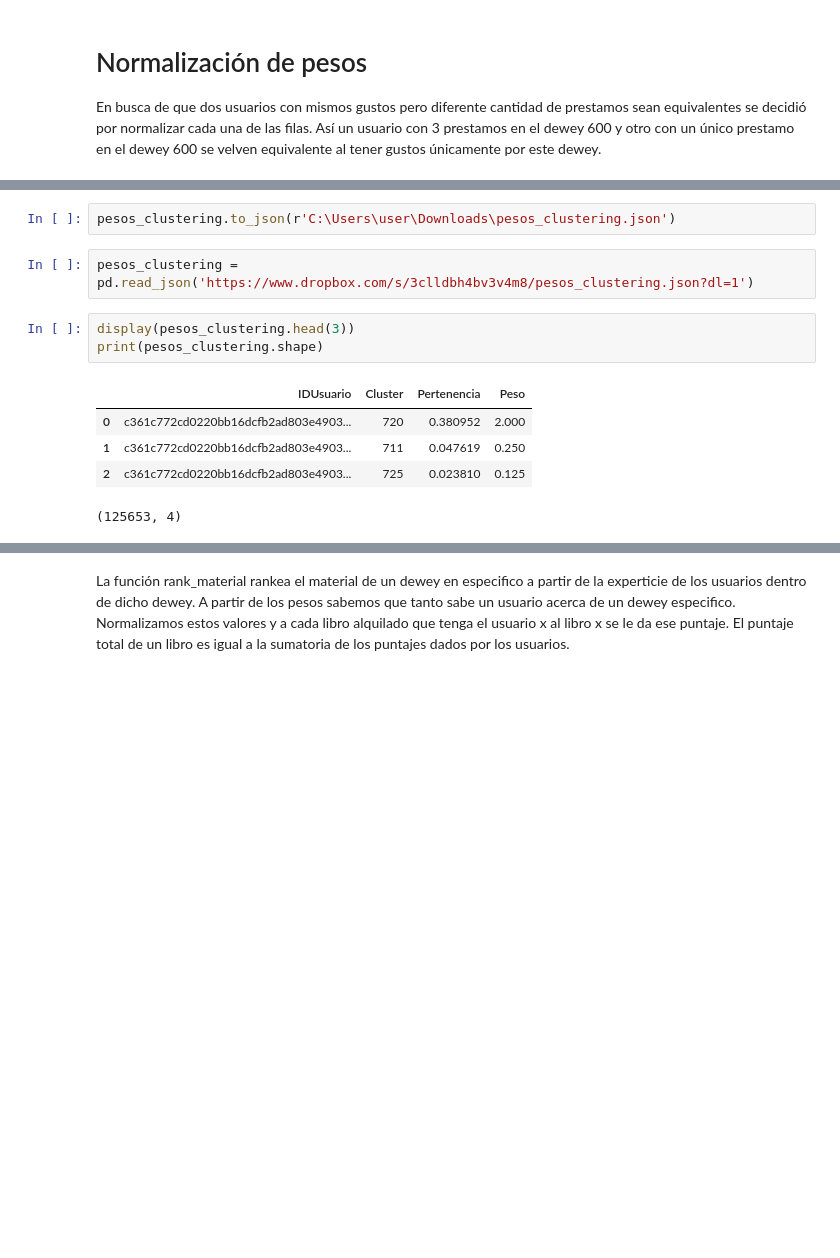
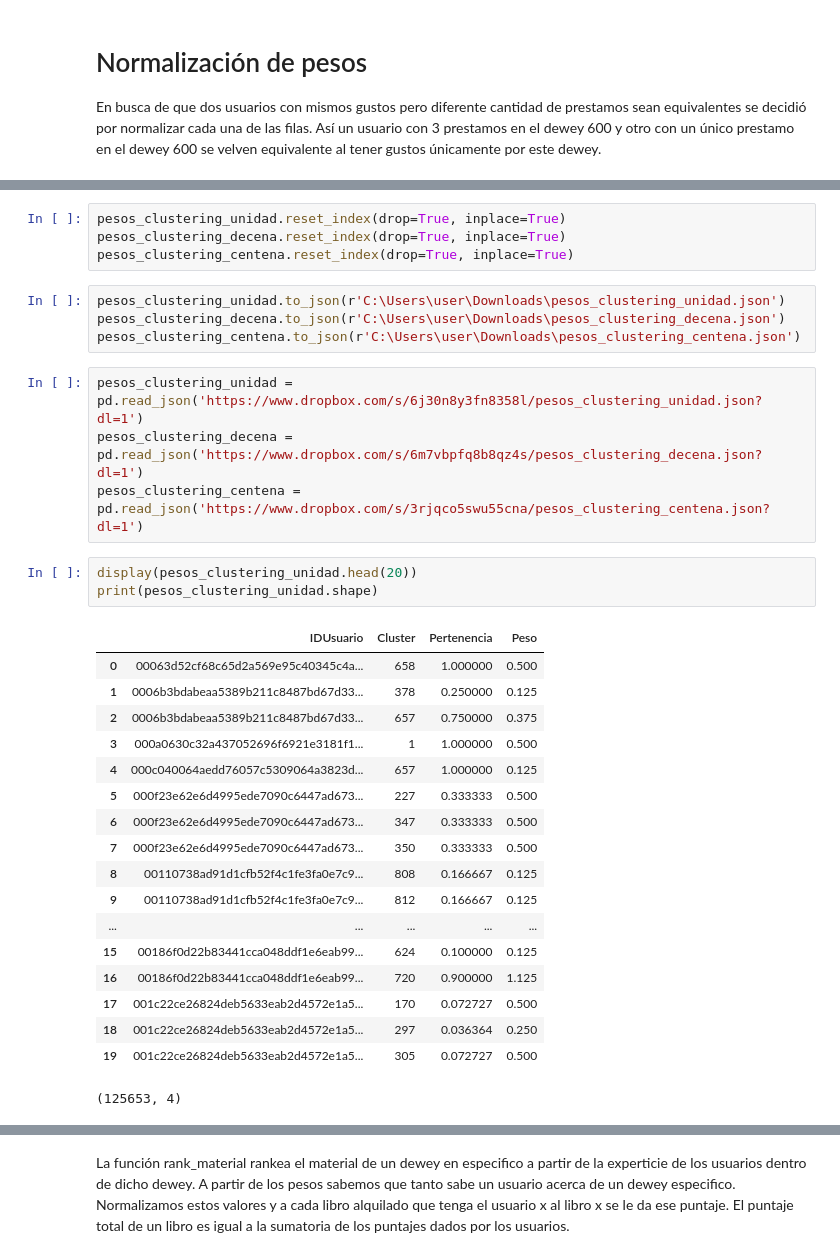
Before and after one commit to Johan-Ortegon-1/uaque, a Jupyter notebook: V2_Clustering_+_Recomendations/ClusteringYRecomendacionesDifusas.ipynb, the cells around one changed output, grey strips where cells are left out. Saved outputs shown, nothing was run; the diff lists cells and outputs as text; blank space fills up the shorter version.

```diff
--- a/V2_Clustering_+_Recomendations/ClusteringYRecomendacionesDifusas.ipynb
+++ b/V2_Clustering_+_Recomendations/ClusteringYRecomendacionesDifusas.ipynb
@@ -239,13 +460,34 @@ display(pesos_clustering)
+# %%
+pesos_clustering_unidad.reset_index(drop=True, inplace=True)
+pesos_clustering_decena.reset_index(drop=True, inplace=True)
+pesos_clustering_centena.reset_index(drop=True, inplace=True)
 # %%
-pesos_clustering.to_json(r'C:\Users\user\Downloads\pesos_clustering.json')
+pesos_clustering_unidad.to_json(r'C:\Users\user\Downloads\pesos_clustering_unidad.json')
+pesos_clustering_decena.to_json(r'C:\Users\user\Downloads\pesos_clustering_decena.json')
+pesos_clustering_centena.to_json(r'C:\Users\user\Downloads\pesos_clustering_centena.json')
 # %%
-pesos_clustering = pd.read_json('https://www.dropbox.com/s/3clldbh4bv3v4m8/pesos_clustering.json?dl=1')
+pesos_clustering_unidad = pd.read_json('https://www.dropbox.com/s/6j30n8y3fn8358l/pesos_clustering_unidad.json?dl=1')
+pesos_clustering_decena = pd.read_json('https://www.dropbox.com/s/6m7vbpfq8b8qz4s/pesos_clustering_decena.json?dl=1')
+pesos_clustering_centena = pd.read_json('https://www.dropbox.com/s/3rjqco5swu55cna/pesos_clustering_centena.json?dl=1')
 # %%
-display(pesos_clustering.head(3))
-print(pesos_clustering.shape)
+display(pesos_clustering_unidad.head(20))
+print(pesos_clustering_unidad.shape)
 # %% [output]
 |  | IDUsuario | Cluster | Pertenencia | Peso |
-| 0 | c361c772cd0220bb16dcfb2ad803e4903... | 720 | 0.380952 | 2.000 |
-| 1 | c361c772cd0220bb16dcfb2ad803e4903... | 711 | 0.047619 | 0.250 |
-| 2 | c361c772cd0220bb16dcfb2ad803e4903... | 725 | 0.023810 | 0.125 |
+| 0 | 00063d52cf68c65d2a569e95c40345c4a... | 658 | 1.000000 | 0.500 |
+| 1 | 0006b3bdabeaa5389b211c8487bd67d33... | 378 | 0.250000 | 0.125 |
+| 2 | 0006b3bdabeaa5389b211c8487bd67d33... | 657 | 0.750000 | 0.375 |
+| 3 | 000a0630c32a437052696f6921e3181f1... | 1 | 1.000000 | 0.500 |
+| 4 | 000c040064aedd76057c5309064a3823d... | 657 | 1.000000 | 0.125 |
+| 5 | 000f23e62e6d4995ede7090c6447ad673... | 227 | 0.333333 | 0.500 |
+| 6 | 000f23e62e6d4995ede7090c6447ad673... | 347 | 0.333333 | 0.500 |
+| 7 | 000f23e62e6d4995ede7090c6447ad673... | 350 | 0.333333 | 0.500 |
+| 8 | 00110738ad91d1cfb52f4c1fe3fa0e7c9... | 808 | 0.166667 | 0.125 |
+| 9 | 00110738ad91d1cfb52f4c1fe3fa0e7c9... | 812 | 0.166667 | 0.125 |
+| ... | ... | ... | ... | ... |
+| 15 | 00186f0d22b83441cca048ddf1e6eab99... | 624 | 0.100000 | 0.125 |
+| 16 | 00186f0d22b83441cca048ddf1e6eab99... | 720 | 0.900000 | 1.125 |
+| 17 | 001c22ce26824deb5633eab2d4572e1a5... | 170 | 0.072727 | 0.500 |
+| 18 | 001c22ce26824deb5633eab2d4572e1a5... | 297 | 0.036364 | 0.250 |
+| 19 | 001c22ce26824deb5633eab2d4572e1a5... | 305 | 0.072727 | 0.500 |
 (125653, 4)
```
Also changed, not shown: parts of 43 cells of this notebook.
